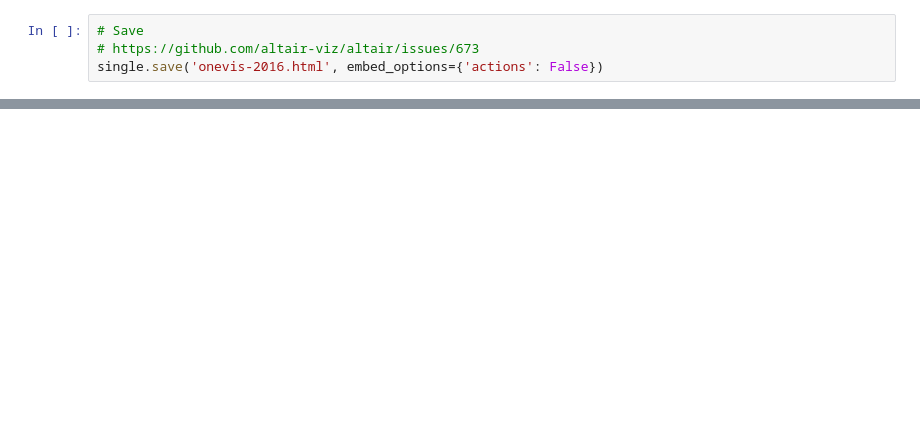
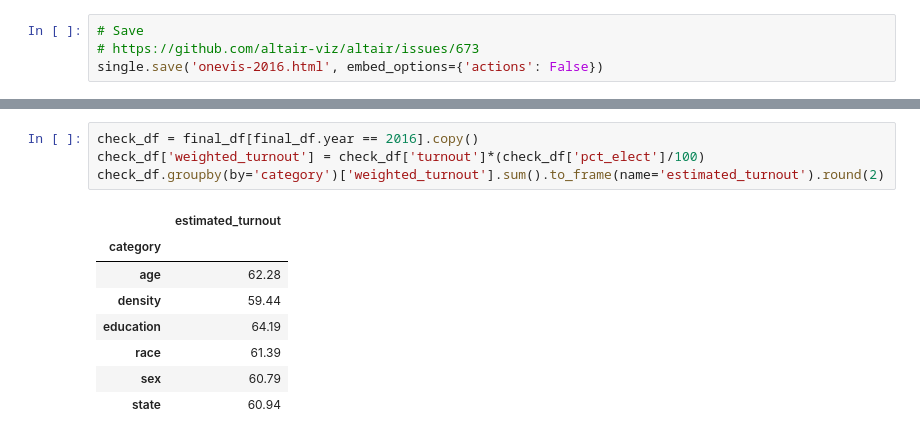
Before and after one commit to psthomas/onevis, a Jupyter notebook: onevis-catalist.ipynb, the cells around one changed output, grey strips where cells are left out. Saved outputs shown, nothing was run; the diff lists cells and outputs as text; blank space fills up the shorter version.

Commit message:
Check subgroup turnout

```diff
--- a/onevis-catalist.ipynb
+++ b/onevis-catalist.ipynb
@@ -608,0 +667,13 @@ single_2020
+# %%
+check_df = final_df[final_df.year == 2016].copy()
+check_df['weighted_turnout'] = check_df['turnout']*(check_df['pct_elect']/100)
+check_df.groupby(by='category')['weighted_turnout'].sum().to_frame(name='estimated_turnout').round(2)
+# %% [output]
+|  | estimated_turnout |
+| category |  |
+| age | 62.28 |
+| density | 59.44 |
+| education | 64.19 |
+| race | 61.39 |
+| sex | 60.79 |
+| state | 60.94 |
```
Also changed, not shown: parts of 7 cells of this notebook, 3 other files.
